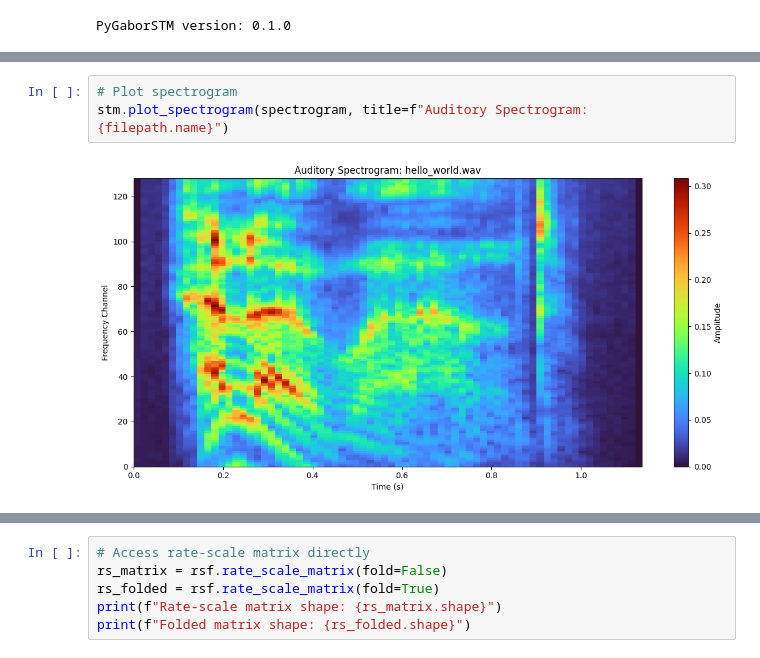
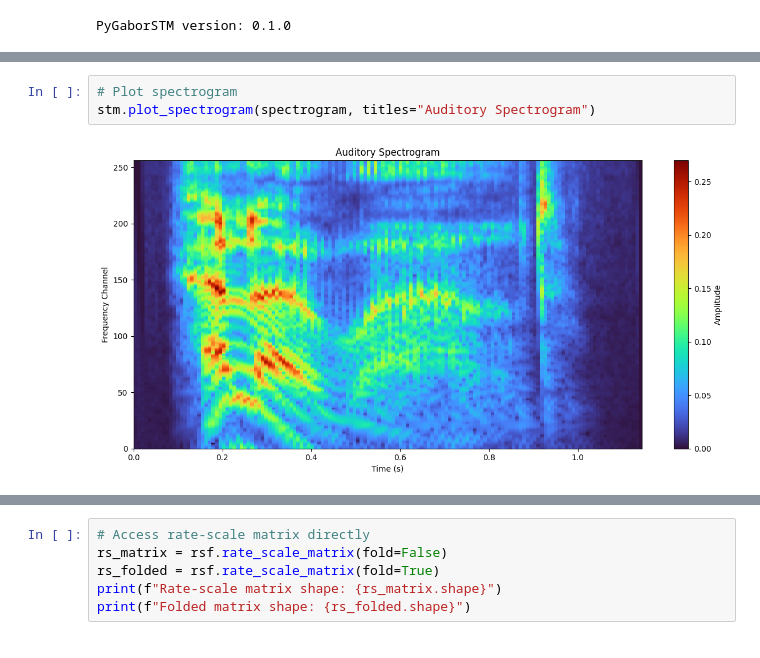
Before and after one commit to JHU-LCAP/PyGaborSTM, a Jupyter notebook: notebooks/example_usage.ipynb, the cells around one changed output, grey strips where cells are left out. Drawn from its saved outputs; the diff is of its cells as text.

Commit message:
auditory spectrogram validation

```diff
--- a/notebooks/example_usage.ipynb
+++ b/notebooks/example_usage.ipynb
@@ -63,8 +63,8 @@ First 5x5 corner:
 # %%
 # Plot spectrogram
-stm.plot_spectrogram(spectrogram, title=f"Auditory Spectrogram: {filepath.name}")
+stm.plot_spectrogram(spectrogram, titles="Auditory Spectrogram")
 # %% [output]
-[figure, old version]
+[figure, new version]
 # %%
 # Compute RSF representation
 gabor_model = stm.GaborFilterbank()
```
Also changed, not shown: parts of 5 cells of this notebook, 6 other files.
